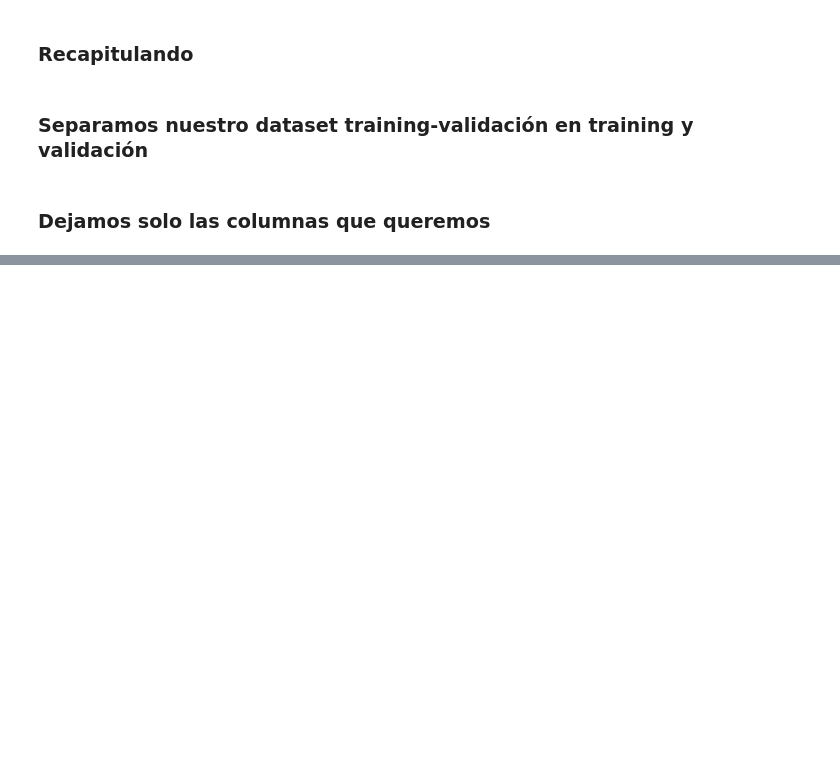
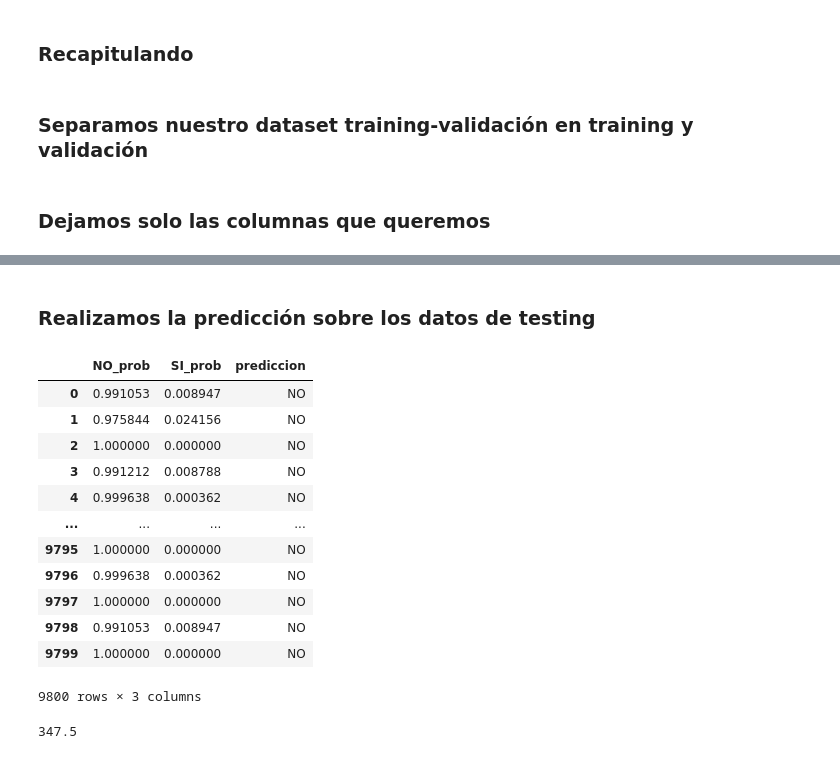
Before and after one commit to arouiller/Taller-inicial-de-machine-learning-2, a Jupyter notebook: Clase 3/Clase 3-2.ipynb, the cells around one changed output, grey strips where cells are left out. Cells and saved outputs as stored; diff of their text form; code cells hidden in the pictures; blank space fills up the shorter version.

```diff
--- a/Clase 3/Clase 3-2.ipynb
+++ b/Clase 3/Clase 3-2.ipynb
@@ -128,9 +180,0 @@ X_testing = X_testing[columnas]
-# %%
-max_depth = 6
-criterion='gini'
-clf = DecisionTreeClassifier(
-            criterion = criterion,
-            max_depth=max_depth,
-            random_state=random_state
-        )
-_ = clf.fit(X_training_validacion, df_y_training_validacion)
@@ -157,0 +311,8 @@ metrica_negocio
+# %%
+clf = DecisionTreeClassifier(
+            criterion = criterion,
+            max_depth=max_depth,
+            min_samples_split=min_samples_split,
+            min_samples_leaf=min_samples_leaf,
+            random_state=1
+        )
@@ -157,0 +321,37 @@ metrica_negocio
+# %%
+x = X_training_validacion
+y = df_y_training_validacion['POPULAR']
+_ = clf.fit(x, y)
+# %% [markdown]
+### Realizamos la predicción sobre los datos de testing
+# %%
+y_pred = clf.predict_proba(X_testing)
+df_y_pred_proba = pd.DataFrame(y_pred, columns = ['NO_prob', 'SI_prob'])
+df_y_pred_proba['prediccion'] = 'NO'
+df_y_pred_proba.loc[df_y_pred_proba['SI_prob']>umbral_corte,'prediccion'] = 'SI'
+df_y_pred_proba
+# %% [output]
+|  | NO_prob | SI_prob | prediccion |
+| 0 | 0.991053 | 0.008947 | NO |
+| 1 | 0.975844 | 0.024156 | NO |
+| 2 | 1.000000 | 0.000000 | NO |
+| 3 | 0.991212 | 0.008788 | NO |
+| 4 | 0.999638 | 0.000362 | NO |
+| ... | ... | ... | ... |
+| 9795 | 1.000000 | 0.000000 | NO |
+| 9796 | 0.999638 | 0.000362 | NO |
+| 9797 | 1.000000 | 0.000000 | NO |
+| 9798 | 0.991053 | 0.008947 | NO |
+| 9799 | 1.000000 | 0.000000 | NO |
+9800 rows × 3 columns
+# %%
+cm = confusion_matrix(Y_testing, df_y_pred_proba['prediccion'], labels=['SI', 'NO'])
+true_positives = cm[0,0]
+true_negatives = cm[1,1]
+false_positives = cm[1, 0]
+false_negatives = cm[0,1]
+metrica_negocio = ((4000*true_positives) - (500*false_positives))/(true_positives + false_negatives)
+
+metrica_negocio
+# %% [output]
+347.5
```
Also changed, not shown: parts of 25 cells of this notebook, 4 other files.
